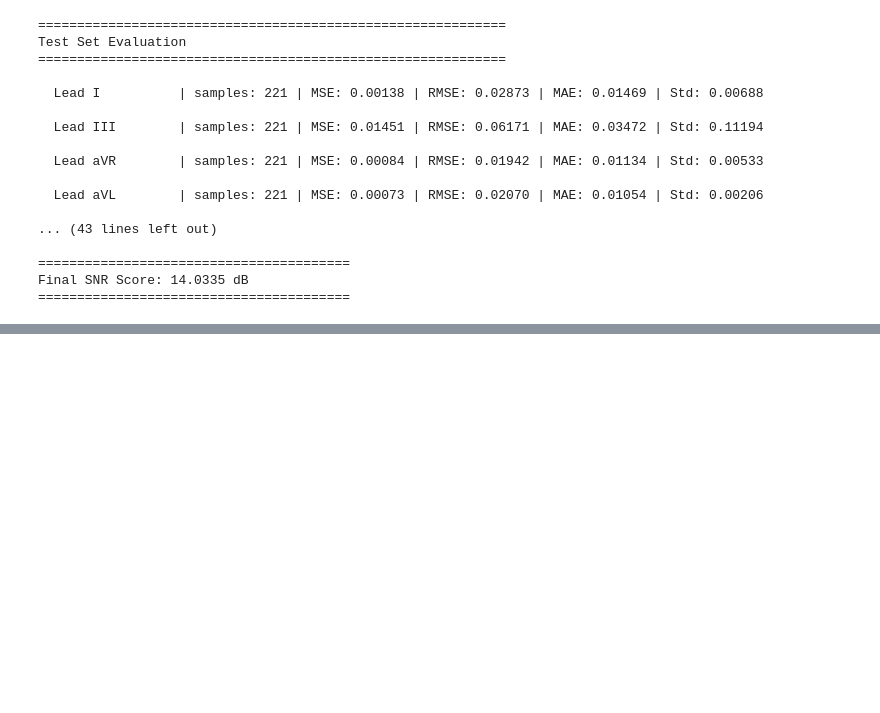
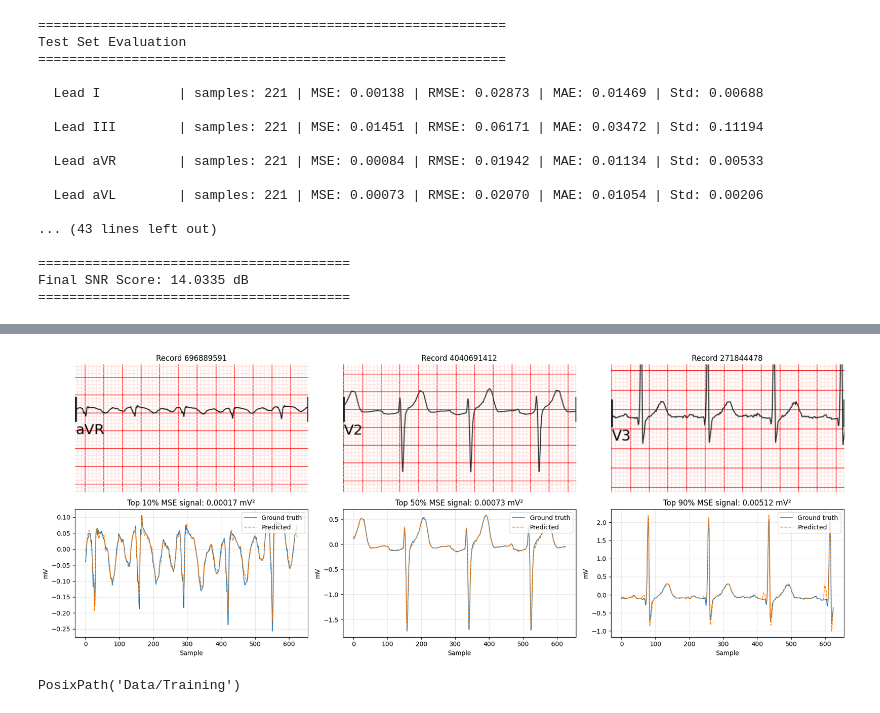
Before and after one commit to AFhmc/MLProjectSp26, a Jupyter notebook: full_ecg_pipeline.ipynb, the cells around one changed output, grey strips where cells are left out. Drawn from its saved outputs; the diff is of its cells as text; code cells hidden in the pictures; blank space fills up the shorter version.

Commit message:
Code for images, analysis

```diff
--- a/full_ecg_pipeline.ipynb
+++ b/full_ecg_pipeline.ipynb
@@ -1708,0 +1889,8 @@ Final SNR Score: 14.0335 dB
+# %%
+all_results_df = []
+for lead in test_results.keys():
+    lead_df = pd.DataFrame(test_results[lead])
+    lead_df["Lead"] = lead
+    all_results_df.append(lead_df)
+all_results_df= pd.concat(all_results_df)
+all_results_df.sort_values("mse")
@@ -1708,0 +1911,67 @@ Final SNR Score: 14.0335 dB
+# %%
+sorted_results = all_results_df.sort_values("mse").reset_index()
+
+rows_to_look_at = [sorted_results.iloc[i] for i in [round(len(sorted_results)*0.1), len(sorted_results)//2,round(len(sorted_results)*0.9)]]
+
+# Predictions vs ground truth
+fig, axes = plt.subplots(2, 3, figsize=(18, 3.5 * 2))
+
+
+
+for i, row in enumerate(rows_to_look_at):
+    img    = cv2.imread(row["chunk_path"])
+    img    = cv2.cvtColor(img, cv2.COLOR_BGR2RGB)
+    img    = cv2.resize(img, (IMG_W, IMG_H)).astype(np.float32) / 255.0
+    tensor = torch.from_numpy(img).permute(2, 0, 1).unsqueeze(0).to(DEVICE)
+
+    lead= row['Lead']
+    if lead != 'II':
+        ckpt_name = "best_model_all625.pt"
+        output_len = SAMPLES_PER_LEAD
+    else:
+        ckpt_name = "best_model_II.pt"
+        output_len = RHYTHM_SAMPLES
+    ckpt_path = CHECKPOINT_DIR / ckpt_name
+
+    if not ckpt_path.exists():
+        print(f"  ✗ Checkpoint not found: {ckpt_path}")
+
+    # Load model
+    ckpt  = torch.load(ckpt_path, map_location=DEVICE)
+    model = ECGModel(base_ch=BASE_CH, output_len=output_len).to(DEVICE)
+    model.load_state_dict(ckpt["model_state"])
+    model.eval()
+
+    with torch.no_grad():
+        pred = model(tensor).squeeze().cpu().numpy()
+
+    csv_name = "Timeseries/" + str(row["record_id"]) +".csv"
+    csv_path = TEST_ROOT / csv_name
+    df_ts = pd.read_csv(csv_path)
+    gt    = df_ts[lead].dropna().values.astype(np.float32)
+    if len(gt) != SAMPLES_PER_LEAD:
+        ix = np.linspace(0, len(gt)-1, SAMPLES_PER_LEAD)
+        gt = np.interp(ix, np.arange(len(gt)), gt).astype(np.float32)
+
+    mse = float(np.mean((pred - gt)**2))
+
+    axes[0, i].imshow(img, aspect="auto")
+    axes[0, i].set_title(f"Record {row['record_id']}")
+    axes[0, i].axis("off")
+
+    axes[1,i].plot(gt,   label="Ground truth", linewidth=1.2)
+    axes[1,i].plot(pred, label="Predicted",    linewidth=1.2, linestyle="--")
+    axes[1,i].set_title(f"Top {40*i+10}% MSE signal: {mse:.5f} mV²")
+    axes[1,i].set_xlabel("Sample")
+    axes[1,i].set_ylabel("mV")
+    axes[1,i].legend(loc="upper right")
+    axes[1,i].grid(True, alpha=0.3)
+
+plt.tight_layout()
+plt.show()
+# %% [output]
+[figure, added]
+# %%
+TRAIN_ROOT
+# %% [output]
+PosixPath('Data/Training')
```
Also changed, not shown: parts of 4 cells of this notebook.
